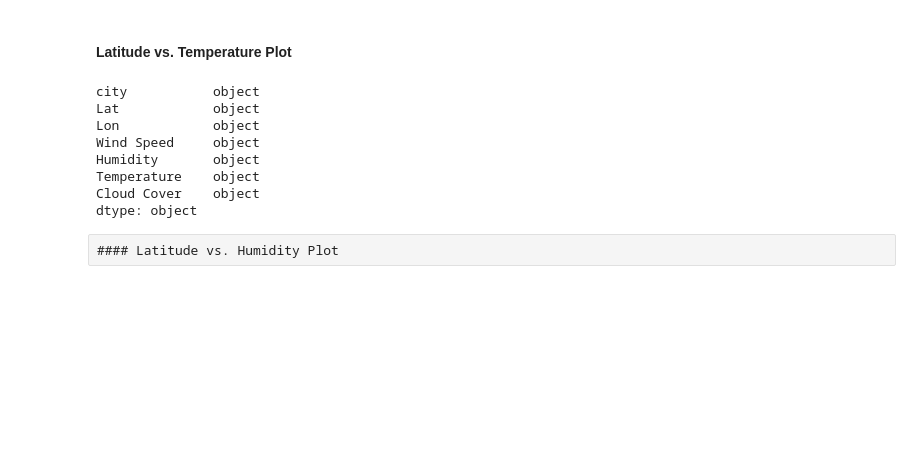
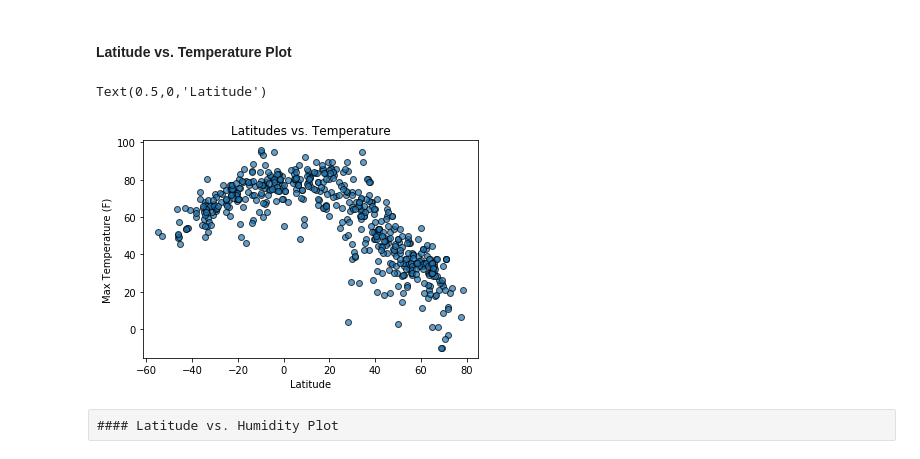
Before and after one commit to RicoMedford/weatherdummyrepo, a Jupyter notebook: WeatherPy.ipynb, the cells around one changed output. Cells and saved outputs as stored; diff of their text form; code cells hidden in the pictures; blank space fills up the shorter version.

Commit message:
first scatter plot added

```diff
--- a/WeatherPy.ipynb
+++ b/WeatherPy.ipynb
@@ -135,0 +186,28 @@ cities_df.head()
+# %%
+city_dict = {
+
+    "city": cities,
+
+    "Lat": lat,
+
+    "Lon":lon,
+
+    "Wind Speed": WindSpeed,
+
+    "Humidity": Humidity,
+
+    "Temperature": Temperature,
+
+
+    "Cloud Cover": CloudCover,
+
+
+}
+# %%
+city_weather = pd.DataFrame(city_dict)
+
+
+city_weather.to_csv(output_data_file, encoding='utf-8', index=True,sep=',',header=True, na_rep='NaN')
+
+
+city_weather.head()
@@ -155,20 +240,15 @@ cities_df.head()
 # %% [markdown]
 #### Latitude vs. Temperature Plot
 # %%
-cities_df["Lat"]
-cities_df["Temperature"]
-#plt.scatter(cities_df["Lat"], cities_df["Temperature"], marker="o", alpha =.7, edgecolors='black')
-#plt.title("Latitudes vs. Temperature")
-cities_df.dtypes
+plt.scatter(city_weather["Lat"], city_weather["Temperature"], marker="o", alpha =.7, edgecolors='black')
+plt.title("Latitudes vs. Temperature")
+
+plt.ylabel("Max Temperature (F)")
+
+plt.xlabel("Latitude")
 # %% [output]
-city           object
-Lat            object
-Lon            object
-Wind Speed     object
-Humidity       object
-Temperature    object
-Cloud Cover    object
-dtype: object
+Text(0.5,0,'Latitude')
+[figure, added]
 # %% [raw]
 #### Latitude vs. Humidity Plot
 # %% [markdown]
```
Also changed, not shown: parts of 6 cells of this notebook, 1 other file.
